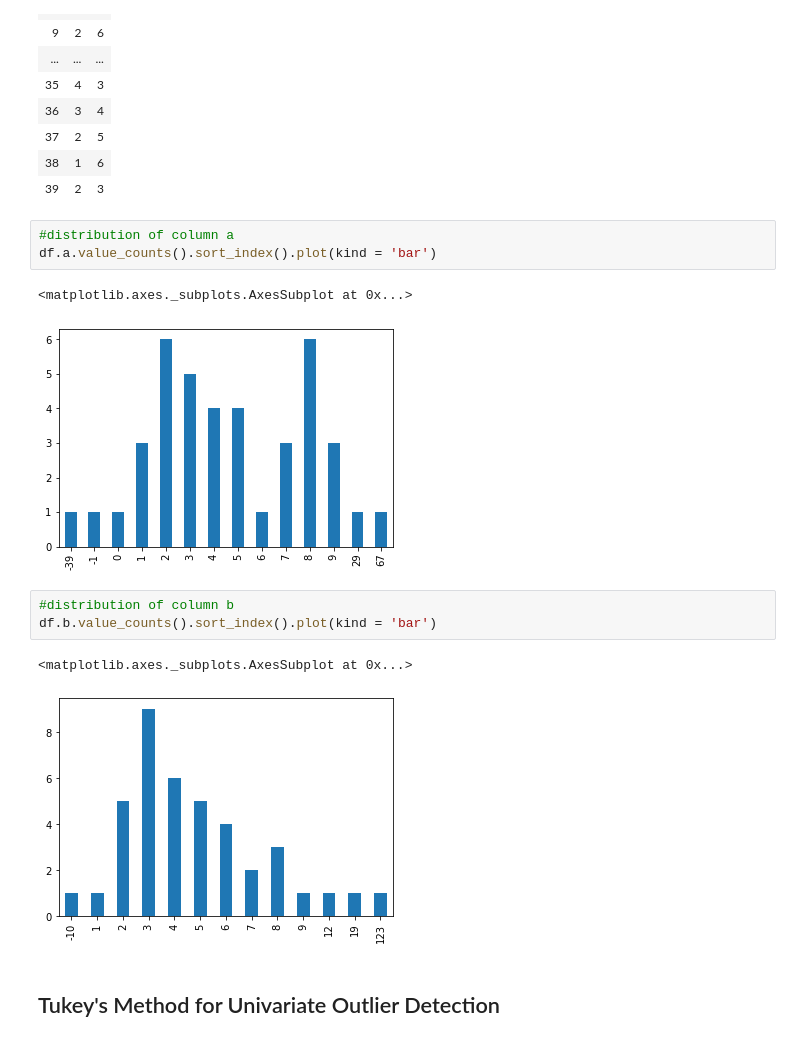
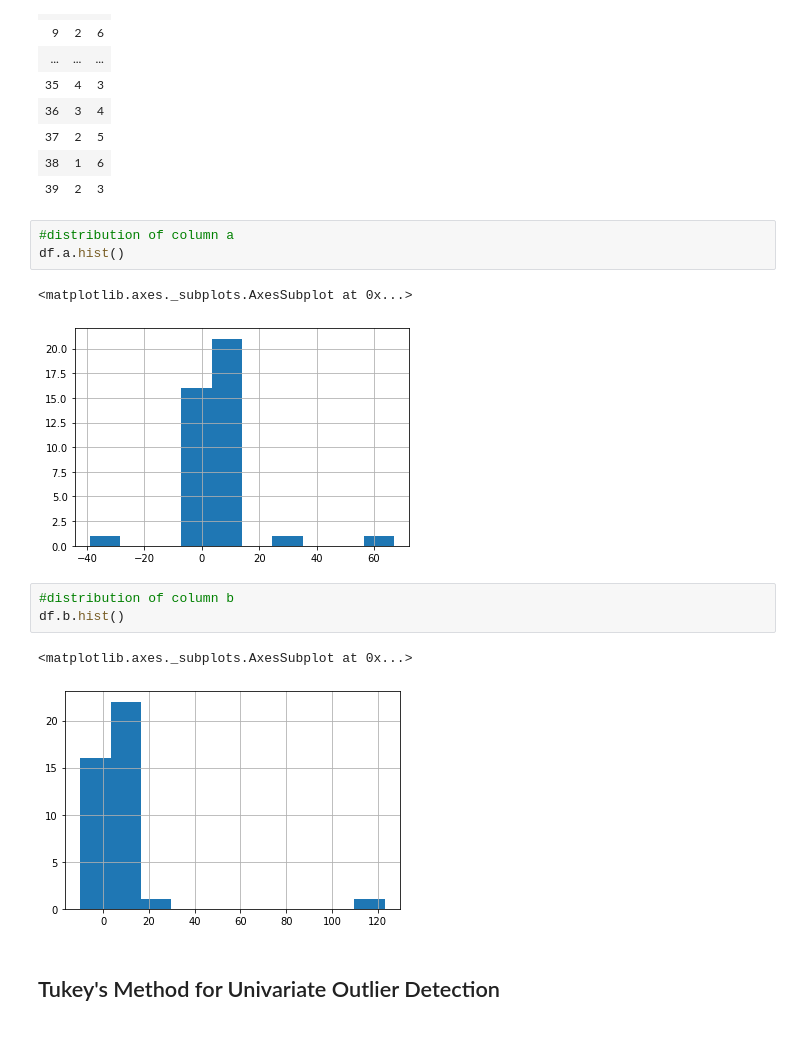
Before and after one commit to teachtomachines/outlier-detection, a Jupyter notebook: Outlier Detection.ipynb, the cells around one changed output. Cells and saved outputs as stored; diff of their text form.

```diff
--- a/Outlier Detection.ipynb
+++ b/Outlier Detection.ipynb
@@ -33,16 +33,16 @@ df
 | 39 | 2 | 3 |
 # %%
 #distribution of column a
-df.a.value_counts().sort_index().plot(kind = 'bar')
+df.a.hist()
 # %% [output]
 <matplotlib.axes._subplots.AxesSubplot at 0x...>
-[figure, old version]
+[figure, new version]
 # %%
 #distribution of column b
-df.b.value_counts().sort_index().plot(kind = 'bar')
+df.b.hist()
 # %% [output]
 <matplotlib.axes._subplots.AxesSubplot at 0x...>
-[figure, old version]
+[figure, new version]
 # %% [markdown]
 ## Tukey's Method for Univariate Outlier Detection
 # %%
```
Also changed, not shown: parts of 2 cells of this notebook.
